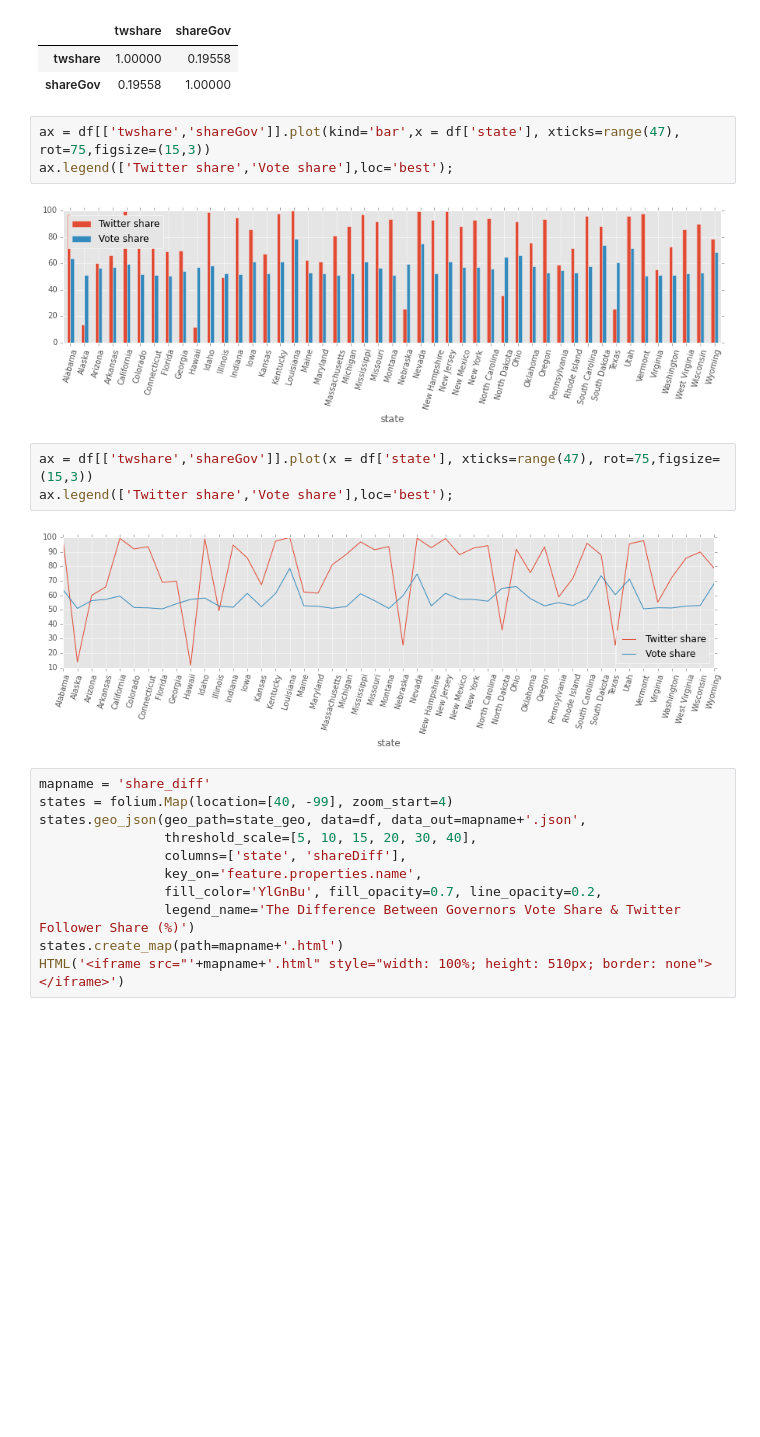
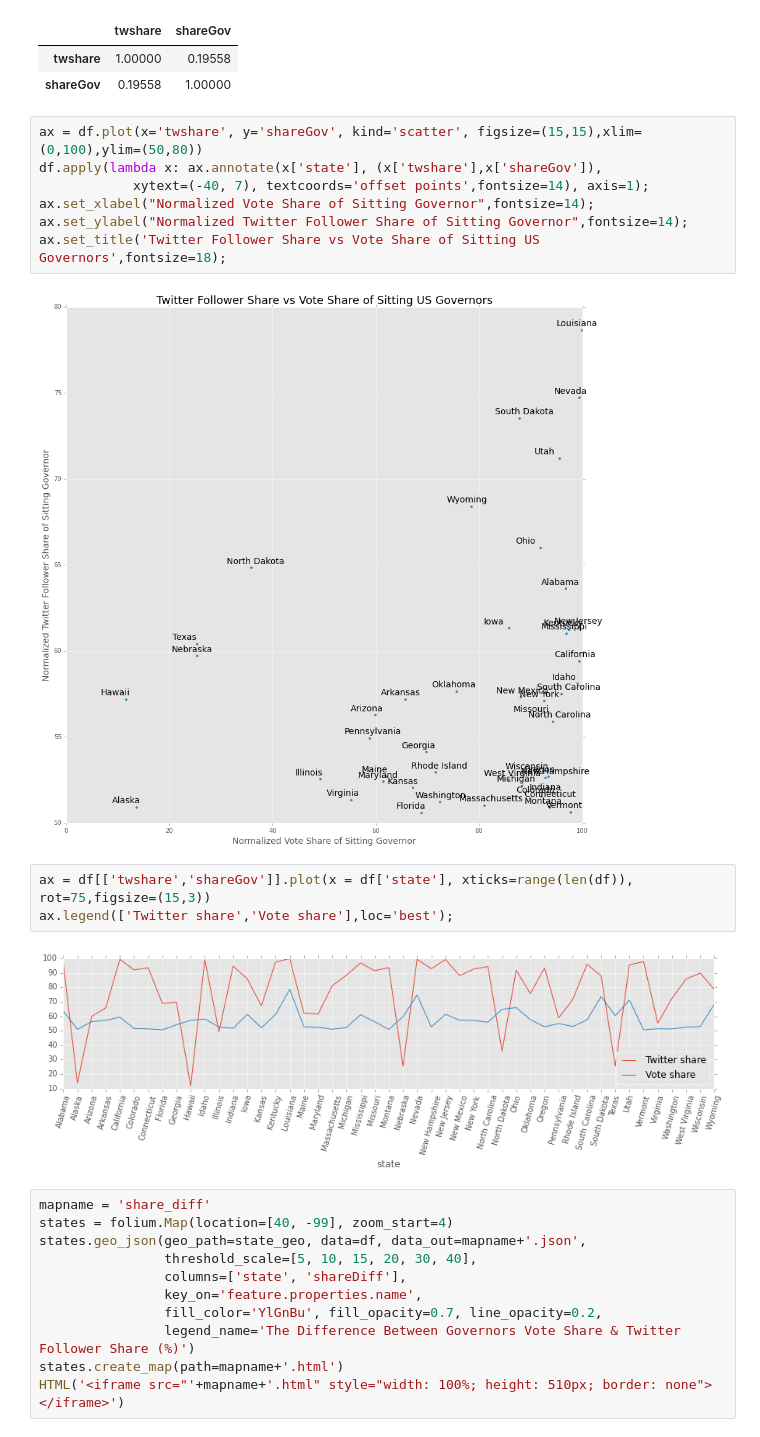
Before and after one commit to hbisgin/GeoInfluence, a Jupyter notebook: analysis/GeoPopularity of Governors.ipynb, the cells around one changed output. Drawn from its saved outputs; the diff is of its cells as text; blank space fills up the shorter version.

Commit message:
GeoPop Scatter Plot added

```diff
--- a/analysis/Desc Stats of the Challengers.ipynb
+++ b/analysis/GeoPopularity of Governors.ipynb
@@ -79,16 +79,20 @@ df[['twshare','shareGov']].corr()
 |  | twshare | shareGov |
 | twshare | 1.00000 | 0.19558 |
 | shareGov | 0.19558 | 1.00000 |
+# %%
+ax = df.plot(x='twshare', y='shareGov', kind='scatter', figsize=(15,15),xlim=(0,100),ylim=(50,80))
+df.apply(lambda x: ax.annotate(x['state'], (x['twshare'],x['shareGov']),
+            xytext=(-40, 7), textcoords='offset points',fontsize=14), axis=1);
+ax.set_xlabel("Normalized Vote Share of Sitting Governor",fontsize=14);
+ax.set_ylabel("Normalized Twitter Follower Share of Sitting Governor",fontsize=14);
+ax.set_title('Twitter Follower Share vs Vote Share of Sitting US Governors',fontsize=18);
+# %% [output]
+[figure, added]
 # %%
-ax = df[['twshare','shareGov']].plot(kind='bar',x = df['state'], xticks=range(47), rot=75,figsize=(15,3))
+ax = df[['twshare','shareGov']].plot(x = df['state'], xticks=range(len(df)), rot=75,figsize=(15,3))
 ax.legend(['Twitter share','Vote share'],loc='best');
 # %% [output]
-[figure, old version]
+[figure, new version]
-# %%
-ax = df[['twshare','shareGov']].plot(x = df['state'], xticks=range(47), rot=75,figsize=(15,3))
-ax.legend(['Twitter share','Vote share'],loc='best');
-# %% [output]
-[figure, removed]
 # %%
 mapname = 'share_diff'
 states = folium.Map(location=[40, -99], zoom_start=4)
```
Also changed, not shown: parts of 2 cells of this notebook, 2 other files.
